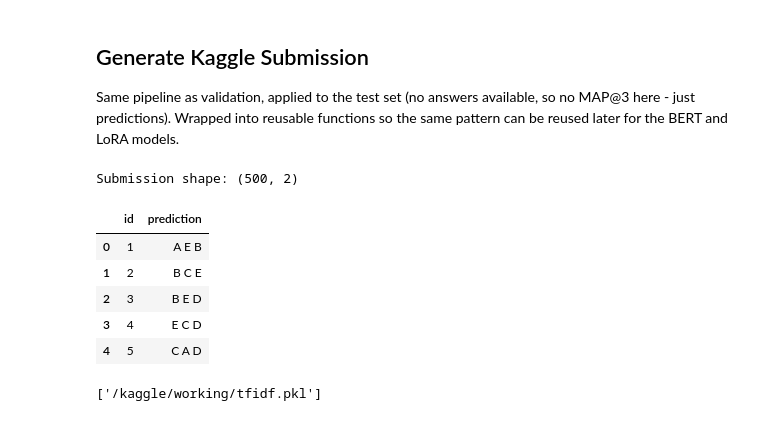
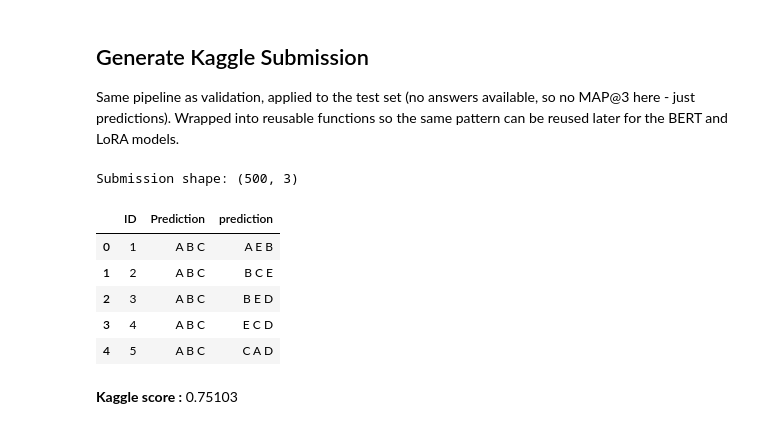
Before and after one commit to niteshsharma0602/Smart-MCQ-Solver, a Jupyter notebook: notebooks/model1-tfidf-lr.ipynb, the cells around one changed output. Cells and saved outputs as stored; diff of their text form; code cells hidden in the pictures.

Commit message:
Model 1 final upload

```diff
--- a/notebooks/model1-tfidf-lr.ipynb
+++ b/notebooks/model1-tfidf-lr.ipynb
@@ -302,41 +175,39 @@ def build_test_pairs(df): #Creates one row per (question, option) pair for the t
                          'text': text})
 
     return pd.DataFrame(rows)
-
-
-#full process redone on the test pair
-def generate_submission(model,vectorizer,test_df,filename='submission.csv'):
-    test_pairs = build_test_pairs(test_df)
-    test_pairs['prob'] = model.predict_proba(vectorizer.transform(test_pairs['text']))[:, 1]
-
-    predictions,qids = [],[]
-    for qid,group in test_pairs.groupby('id'):
-        top3 = group.sort_values('prob', ascending=False)['option'].tolist()[:3]
-        predictions.append(' '.join(top3))
-        qids.append(qid)
-
-    submission = pd.DataFrame({'id': qids,
-                               'prediction': predictions})
-
-    submission.to_csv(filename, index=False)
-    return submission
-
-
-submission = generate_submission(lr, tfidf, test)
-print(f"Submission shape: {submission.shape}")
-submission.head()
-# %% [output]
-Submission shape: (500, 2)
-|  | id | prediction |
-| 0 | 1 | A E B |
-| 1 | 2 | B C E |
-| 2 | 3 | B E D |
-| 3 | 4 | E C D |
-| 4 | 5 | C A D |
-# %%
-import joblib
-
-#joblib.dump(lr, '/kaggle/working/tfidf_lr_model.pkl')
-joblib.dump(tfidf,'/kaggle/working/tfidf.pkl')
-# %% [output]
-['/kaggle/working/tfidf.pkl']
+# %%
+test_pairs = build_test_pairs(test)
+test_features = tfidf.transform(test_pairs["text"])
+
+probabilities = lr.predict_proba(test_features)[:, 1]
+
+test_pairs["prob"] = probabilities
+# %%
+predictions = []
+
+for question_id, group in test_pairs.groupby("id"):
+    sorted_group = group.sort_values("prob",ascending=False)
+
+    top3_options = sorted_group["option"].tolist()[:3]
+
+    top3_prediction = " ".join(top3_options)
+
+    predictions.append(top3_prediction)
+# %%
+submission = pd.read_csv("/kaggle/input/competitions/smart-mcq-solver-challenge/sample_submission.csv")
+submission["prediction"] = predictions
+
+submission.to_csv("/kaggle/working/submission.csv",index=False)
+
+print("Submission shape:", submission.shape)
+submission.head()
+# %% [output]
+Submission shape: (500, 3)
+|  | ID | Prediction | prediction |
+| 0 | 1 | A B C | A E B |
+| 1 | 2 | A B C | B C E |
+| 2 | 3 | A B C | B E D |
+| 3 | 4 | A B C | E C D |
+| 4 | 5 | A B C | C A D |
+# %% [markdown]
+**Kaggle score :** 0.75103
```
Also changed, not shown: parts of 7 cells of this notebook.
